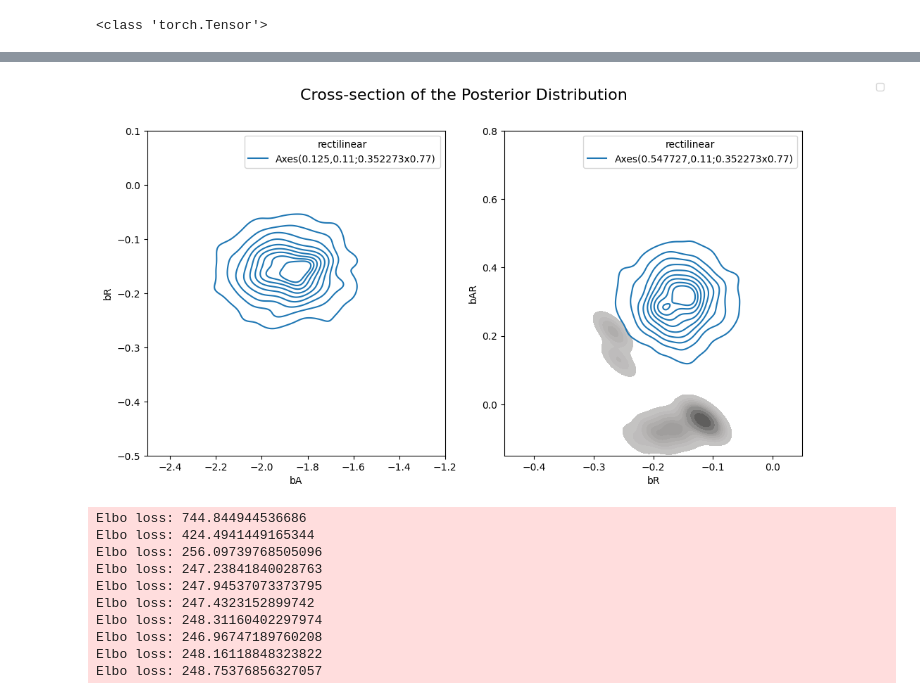
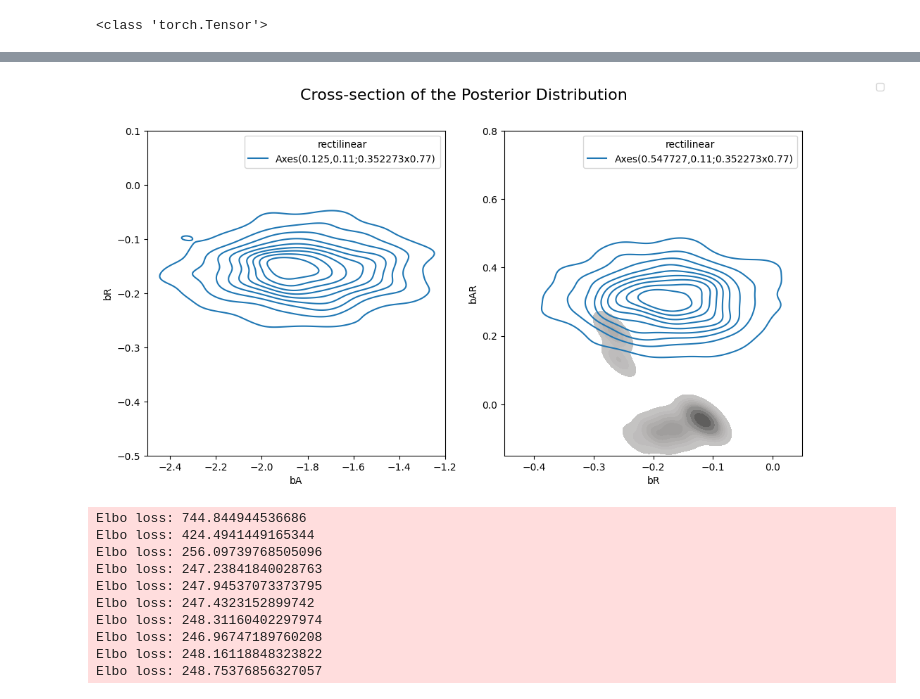
Before and after one commit to CachoobiDoobi/ProbProgProject, a Jupyter notebook: SVI MCMC Diag+MultivariateNormal Guide.ipynb, the cells around one changed output, grey strips where cells are left out. Saved outputs shown, nothing was run; the diff lists cells and outputs as text; code cells hidden in the pictures.

```diff
--- a/SVI MCMC Diag+MultivariateNormal Guide.ipynb
+++ b/SVI MCMC Diag+MultivariateNormal Guide.ipynb
@@ -174,0 +119,5 @@ KeyError: "['cont_africa_x_rugged'] not in index"
+# %%
+nuts_kernel = NUTS(model)
+mcmc = MCMC(nuts_kernel, num_samples=1000, warmup_steps=200)
+mcmc.run(is_cont_africa, ruggedness, log_gdp)
+mcmc_samples = {k: v.detach().cpu().numpy() for k, v in mcmc.get_samples().items()}
@@ -189,16 +159,16 @@ fig.legend(handles, labels, loc='upper right');
 # %%
 fig, axs = plt.subplots(nrows=1, ncols=2, figsize=(12, 6))
 fig.suptitle("Cross-section of the Posterior Distribution", fontsize=16)
 sns.kdeplot(x=hmc_samples["bA"], y=hmc_samples["bR"], ax=axs[0], fill=True, hue=axs[0], label="HMC", palette='coolwarm')
-sns.kdeplot(x=svi_samples["bA"], y=svi_samples["bR"], ax=axs[0], hue=axs[0], label="SVI (DiagNormal)")
+sns.kdeplot(x=mcmc_samples["bA"], y=svi_samples["bR"], ax=axs[0], hue=axs[0], label="SVI (DiagNormal)")
 axs[0].set(xlabel="bA", ylabel="bR", xlim=(-2.5, -1.2), ylim=(-0.5, 0.1))
 sns.kdeplot(x=hmc_samples["bR"], y=hmc_samples["bAR"], ax=axs[1], fill=True, hue=axs[1], label="HMC", palette='coolwarm')
-sns.kdeplot(x=svi_samples["bR"], y=svi_samples["bAR"], ax=axs[1], hue=axs[1], label="SVI (DiagNormal)")
+sns.kdeplot(x=mcmc_samples["bR"], y=svi_samples["bAR"], ax=axs[1], hue=axs[1], label="SVI (DiagNormal)")
 axs[1].set(xlabel="bR", ylabel="bAR", xlim=(-0.45, 0.05), ylim=(-0.15, 0.8))
 handles, labels = axs[1].get_legend_handles_labels()
 fig.legend(handles, labels, loc='upper right');
 # %% [output]
-[figure, old version]
+[figure, new version]
 # %%
 from pyro.infer.autoguide import AutoMultivariateNormal, init_to_mean
 
```
Also changed, not shown: parts of 5 cells of this notebook, 2 other files.
